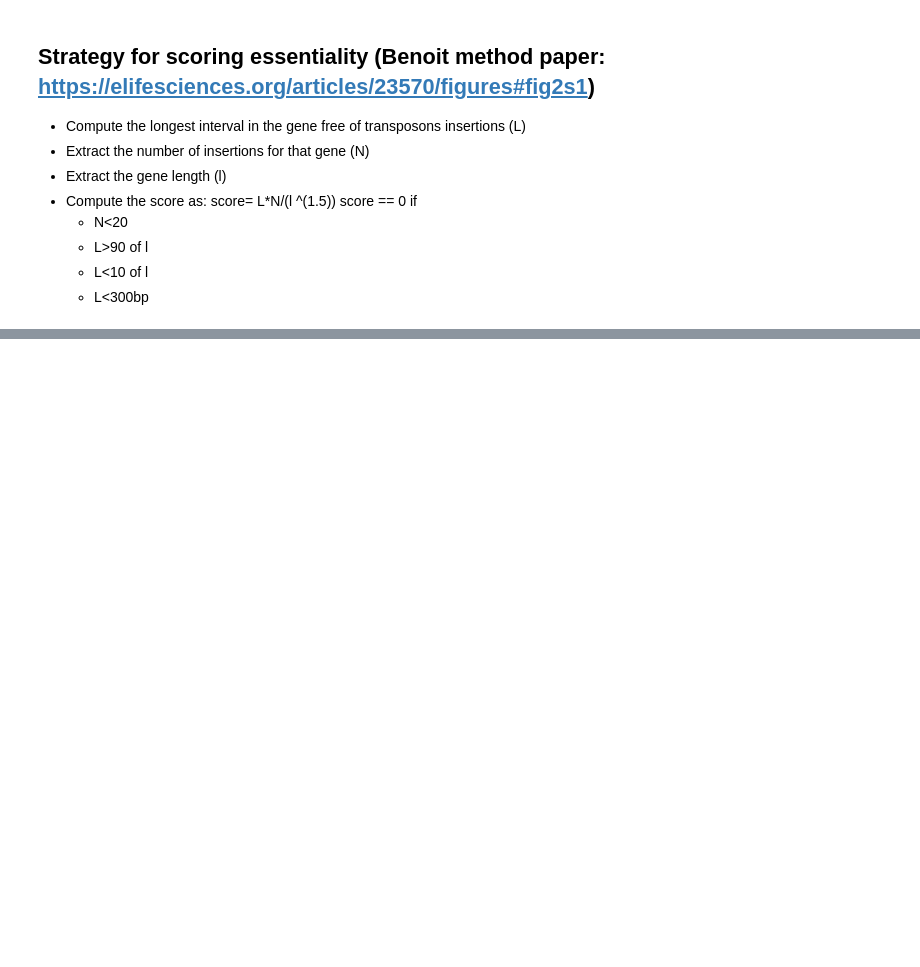
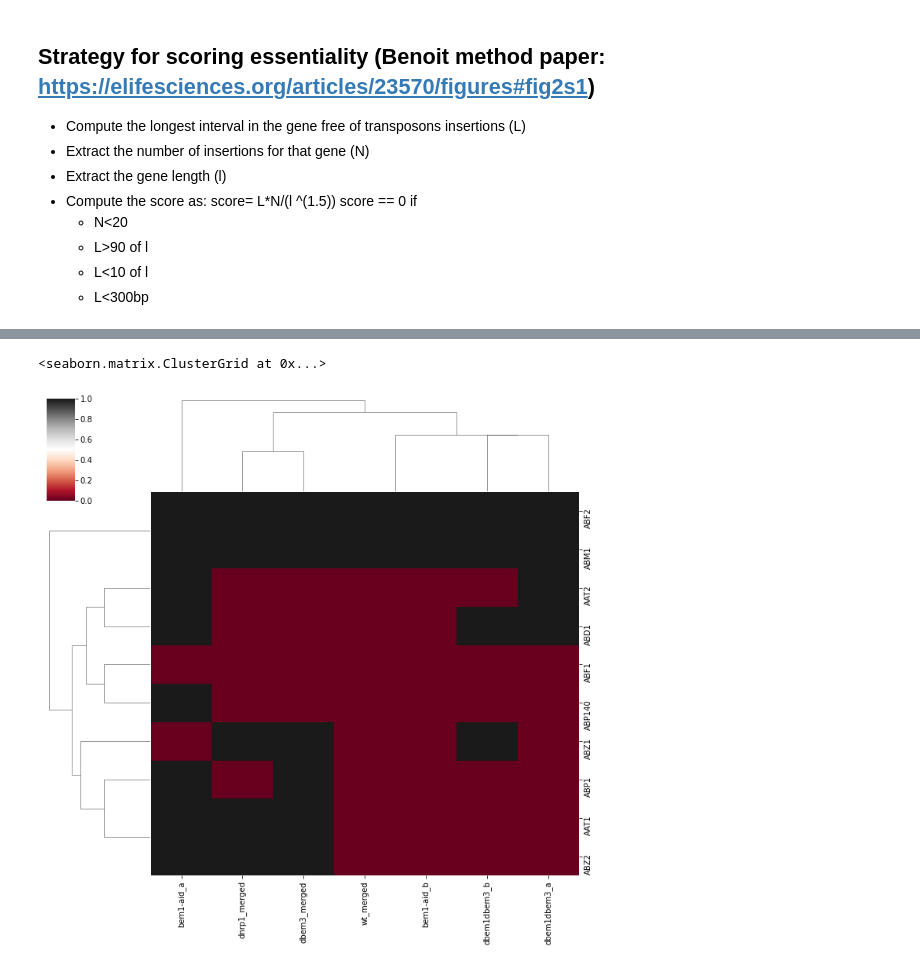
Before and after one commit to SATAY-LL/comparative-analysis-among-strains, a Jupyter notebook: src/scores_essentiality_from_Benoit_paper.ipynb, the cells around one changed output, grey strips where cells are left out. Saved outputs shown, nothing was run; the diff lists cells and outputs as text; code cells hidden in the pictures; blank space fills up the shorter version.

```diff
--- a/src/scores_essentiality_from_Benoit_paper.ipynb
+++ b/src/scores_essentiality_from_Benoit_paper.ipynb
@@ -247 +234,12 @@ The number of predicted essential genes for WT  is: 2768
 The number of annotated essential genes for WT  is: 1134
+# %%
+## Cluster the scores
+
+#fig, ax = plt.subplots(nrows=1, ncols=1, figsize=(5, 20))
+
+n=10
+sns.clustermap(matrix_differential_score[n:2*n,:], xticklabels=backgrounds,
+yticklabels=all_genes_array_unique[n:2*n], cmap="RdGy", vmin=0, vmax=1)
+# %% [output]
+<seaborn.matrix.ClusterGrid at 0x...>
+[figure, added]
```
Also changed, not shown: parts of 12 cells of this notebook, 8 other files.
